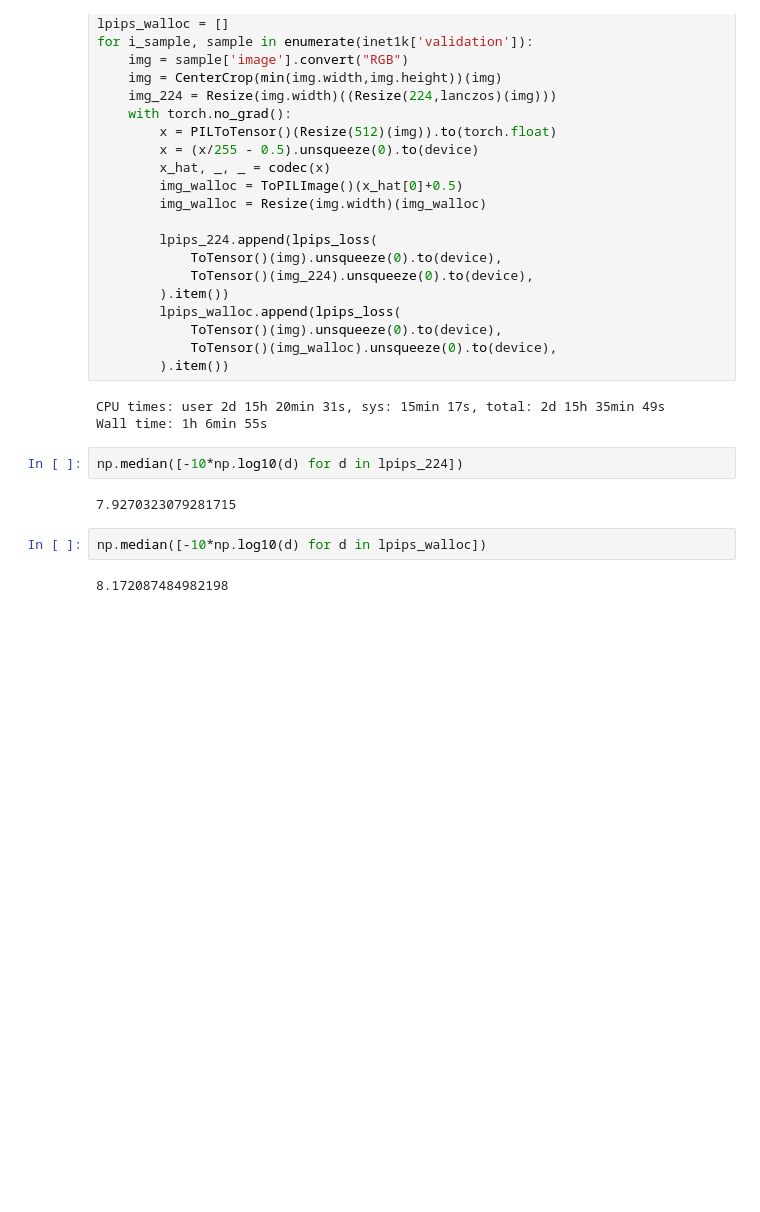
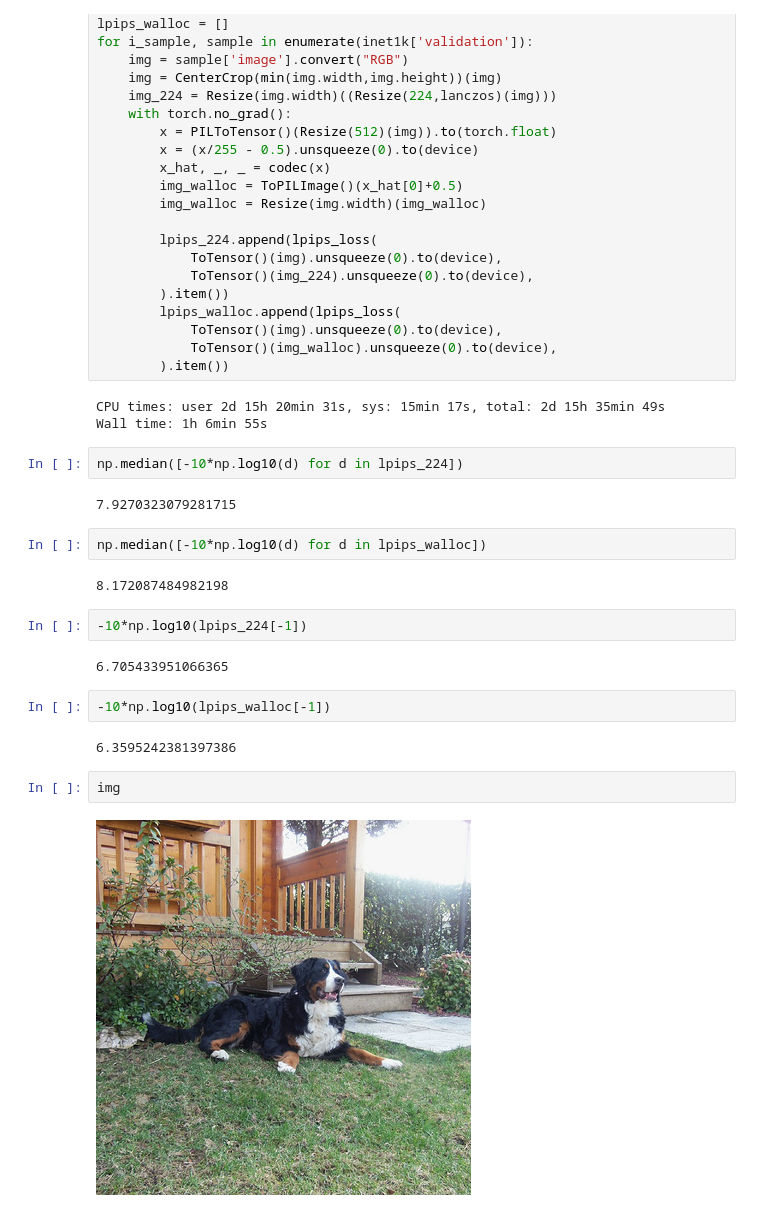
Before and after one commit to danjacobellis/walloc, a Jupyter notebook: experiments/distortion.ipynb, the cells around one changed output. Drawn from its saved outputs; the diff is of its cells as text; blank space fills up the shorter version.

Commit message:
visual example

```diff
--- a/experiments/distortion.ipynb
+++ b/experiments/distortion.ipynb
@@ -65,3 +65,15 @@ np.median([-10*np.log10(d) for d in lpips_224])
 np.median([-10*np.log10(d) for d in lpips_walloc])
 # %% [output]
 8.172087484982198
+# %%
+-10*np.log10(lpips_224[-1])
+# %% [output]
+6.705433951066365
+# %%
+-10*np.log10(lpips_walloc[-1])
+# %% [output]
+6.3595242381397386
+# %%
+img
+# %% [output]
+[figure, added]
```
Also changed, not shown: parts of 2 cells of this notebook.
